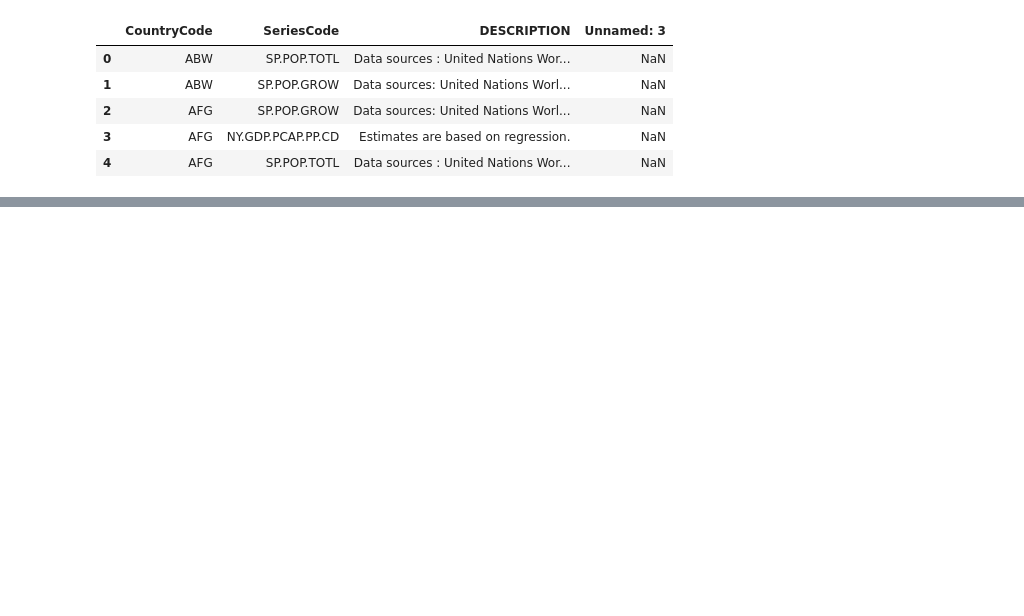
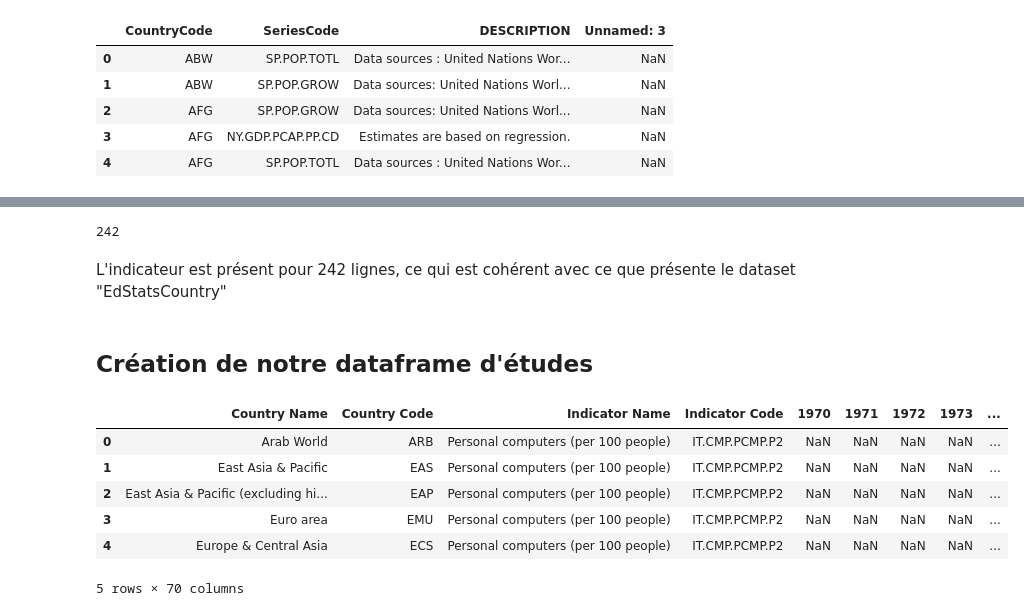
Before and after one commit to lalende/OpenClassRooms-Certification-Data-Scientist, a Jupyter notebook: Projet 2 - Analysez des données de systèmes éducatifs/Projet 2.ipynb, the cells around one changed output, grey strips where cells are left out. Saved outputs shown, nothing was run; the diff lists cells and outputs as text; code cells hidden in the pictures; blank space fills up the shorter version.

```diff
--- a/Projet 2 - Analysez des données de systèmes éducatifs/Projet 2.ipynb
+++ b/Projet 2 - Analysez des données de systèmes éducatifs/Projet 2.ipynb
@@ -132,0 +798,2 @@ country_series_df.head()
+# %%
+indicateurs.append("BAR.SEC.ICMP.1519.ZS")
@@ -132,0 +821,2 @@ country_series_df.head()
+# %%
+indicateurs.append("BAR.TER.ICMP.1519.ZS")
@@ -132,0 +861,6 @@ country_series_df.head()
+# %%
+data_df.loc[data_df["Indicator Code"] == "BAR.TER.ICMP.2024.ZS", :].shape[0]
+# %% [output]
+242
+# %% [markdown]
+L'indicateur est présent pour 242 lignes, ce qui est cohérent avec ce que présente le dataset "EdStatsCountry"
@@ -132,0 +869,14 @@ country_series_df.head()
+# %% [markdown]
+## Création de notre dataframe d'études
+# %%
+for indicateur in indicateurs :
+    df = pd.concat([df, data_df.loc[data_df["Indicator Code"] == indicateur, :]], ignore_index=True)
+df.head()
+# %% [output]
+|  | Country Name | Country Code | Indicator Name | Indicator Code | 1970 | 1971 | 1972 | 1973 | ... |
+| 0 | Arab World | ARB | Personal computers (per 100 people) | IT.CMP.PCMP.P2 | NaN | NaN | NaN | NaN | ... |
+| 1 | East Asia & Pacific | EAS | Personal computers (per 100 people) | IT.CMP.PCMP.P2 | NaN | NaN | NaN | NaN | ... |
+| 2 | East Asia & Pacific (excluding hi... | EAP | Personal computers (per 100 people) | IT.CMP.PCMP.P2 | NaN | NaN | NaN | NaN | ... |
+| 3 | Euro area | EMU | Personal computers (per 100 people) | IT.CMP.PCMP.P2 | NaN | NaN | NaN | NaN | ... |
+| 4 | Europe & Central Asia | ECS | Personal computers (per 100 people) | IT.CMP.PCMP.P2 | NaN | NaN | NaN | NaN | ... |
+5 rows × 70 columns
```
Also changed, not shown: parts of 159 cells of this notebook.
